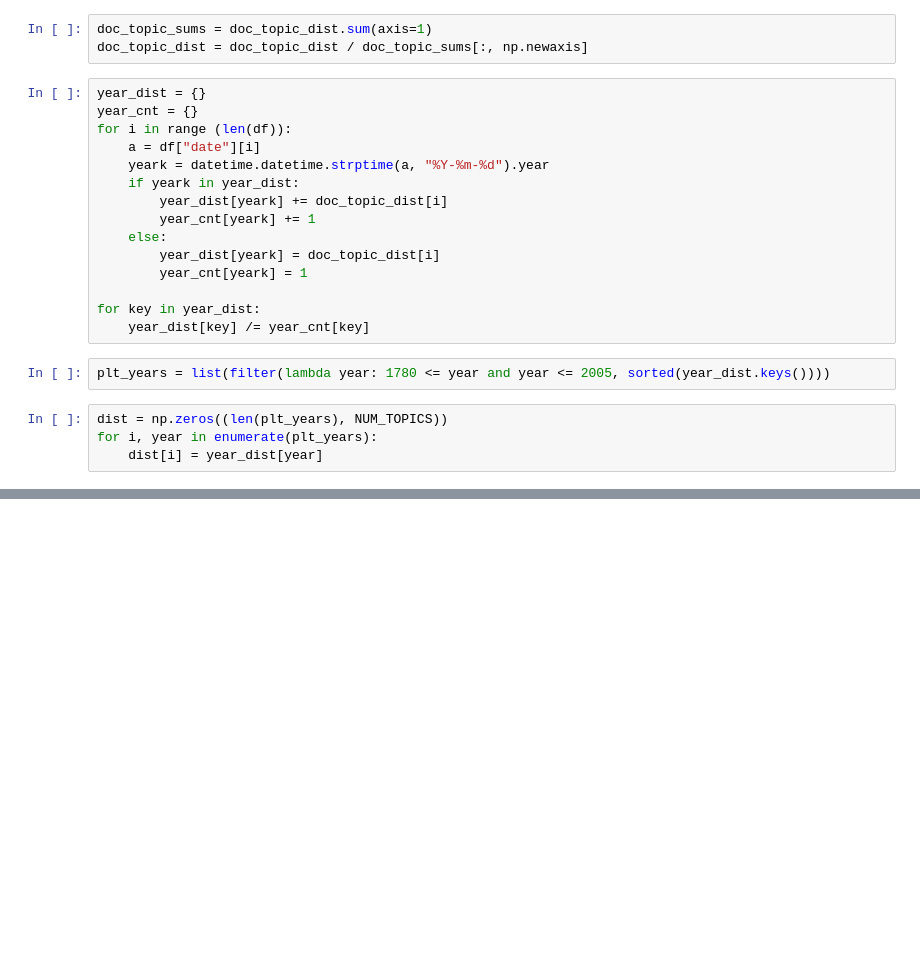
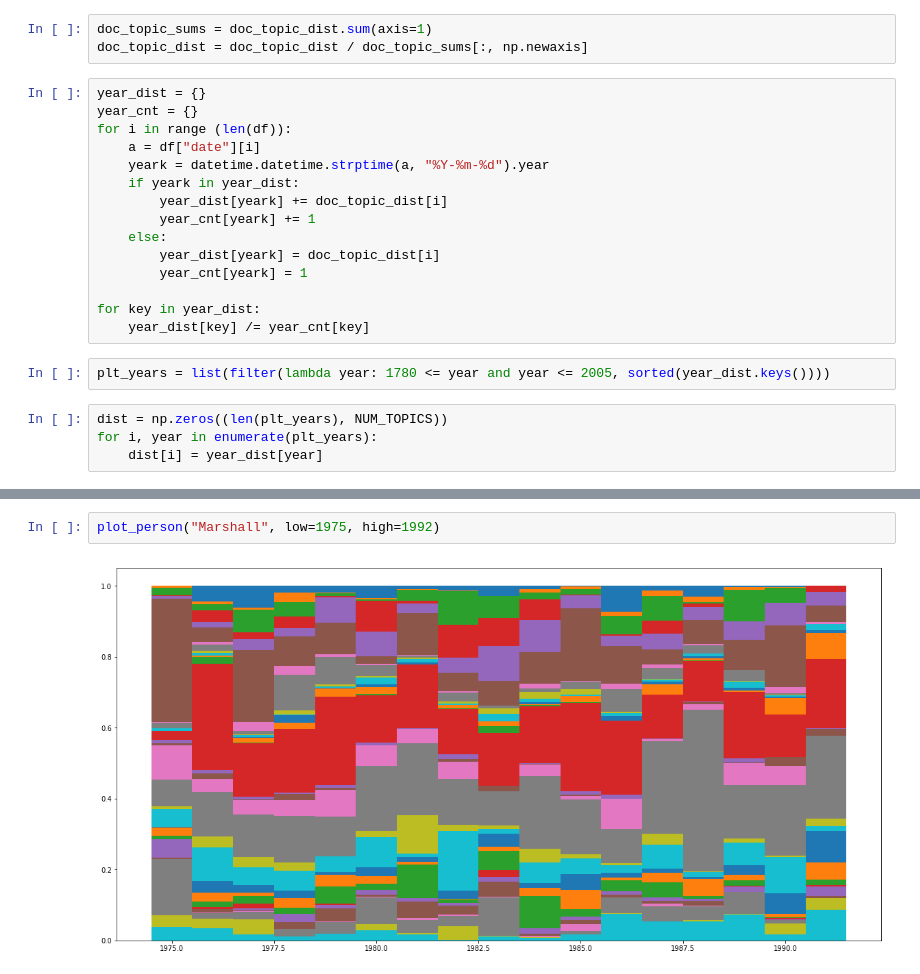
Before and after one commit to ed1d1a8d/17.835-project, a Jupyter notebook: notebooks/lda.ipynb, the cells around one changed output, grey strips where cells are left out. Cells and saved outputs as stored; diff of their text form; blank space fills up the shorter version.

```diff
--- a/notebooks/lda.ipynb
+++ b/notebooks/lda.ipynb
@@ -164,0 +191,4 @@ plot_person("Thomas")
+# %%
+plot_person("Marshall", low=1975, high=1992)
+# %% [output]
+[figure, added]
```
Also changed, not shown: parts of 14 cells of this notebook, 1 other file.
